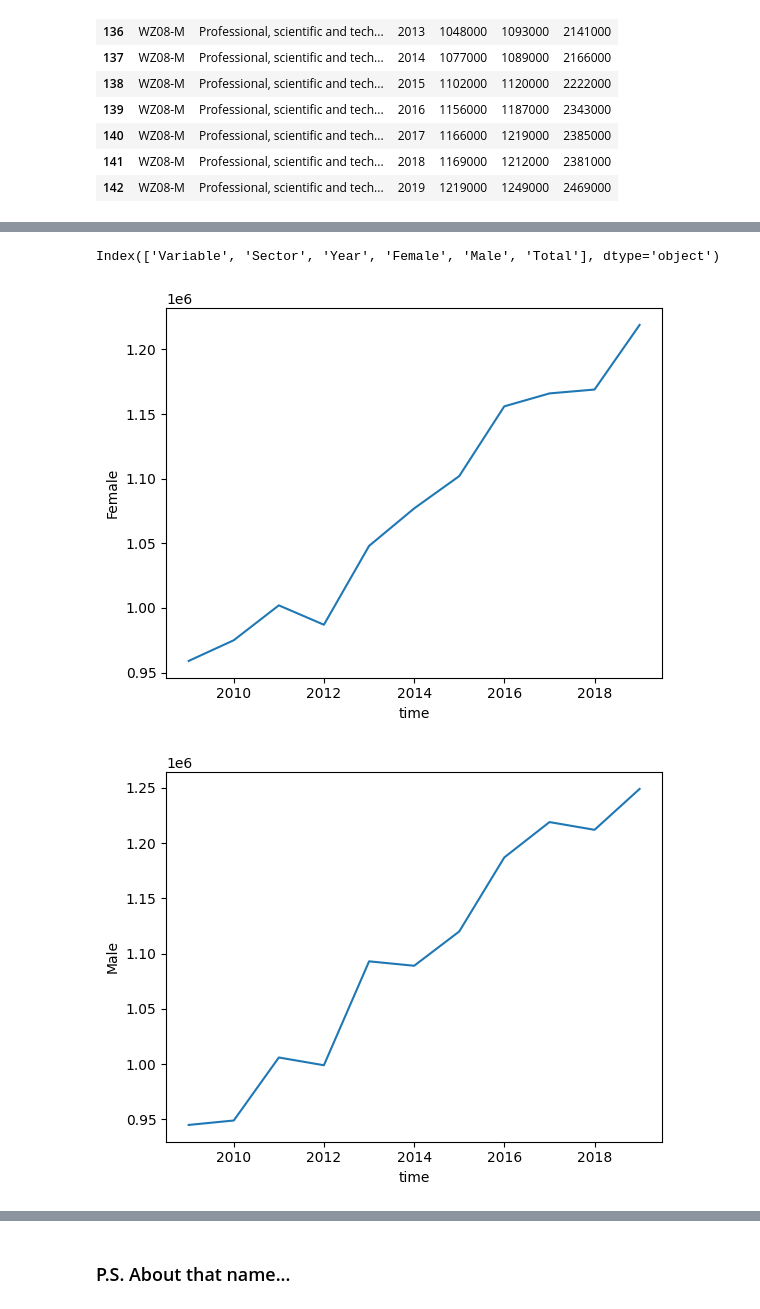
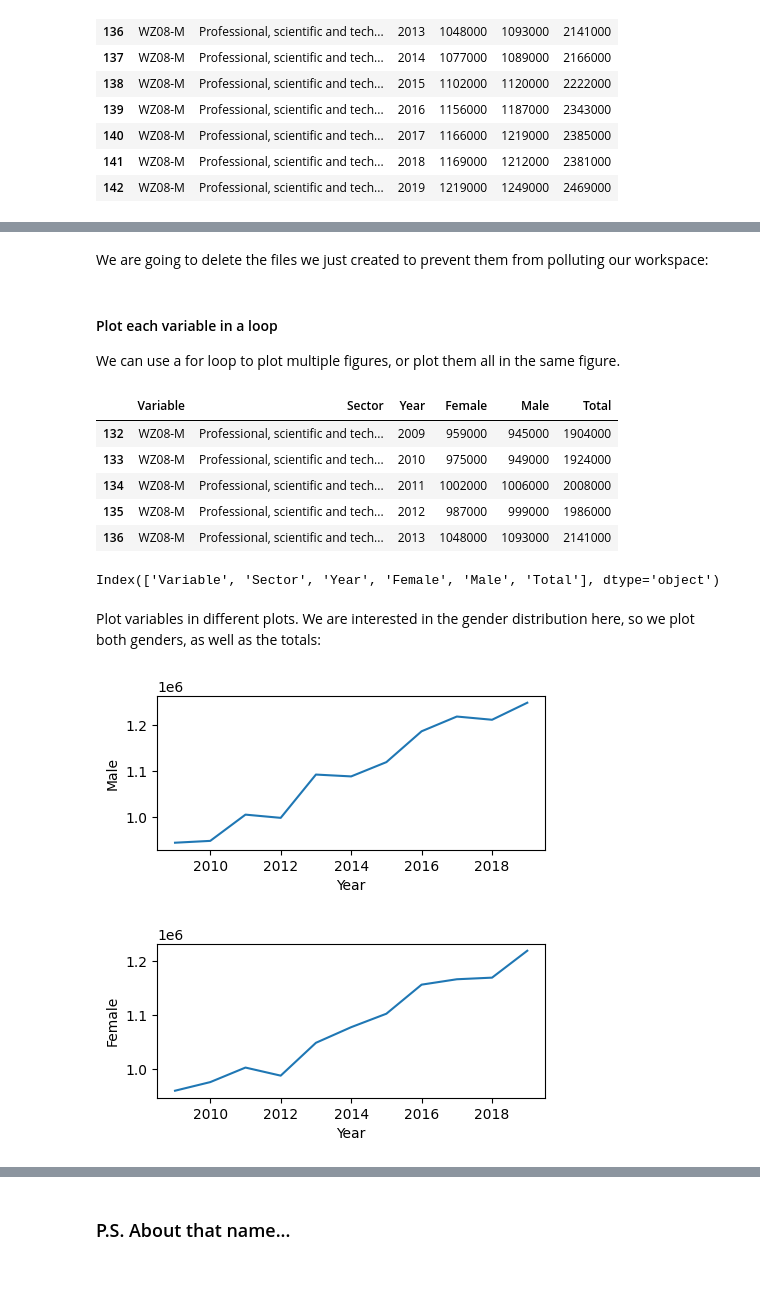
Before and after one commit to bvanelli/python-for-data-analysis, a Jupyter notebook: lessons/lesson05.ipynb, the cells around one changed output, grey strips where cells are left out. Saved outputs shown, nothing was run; the diff lists cells and outputs as text; code cells hidden in the pictures; blank space fills up the shorter version.

```diff
--- a/lessons/lesson05.ipynb
+++ b/lessons/lesson05.ipynb
@@ -677,5 +809,7 @@ import matplotlib.pyplot as plt
+# %%
+input_file = pathlib.Path("../data/employment-12211-9008_en.csv")
 # %%
-data1 = pd.read_csv("../data/employment-12211-9008_en.csv", index_col=None, header=0)
+data1 = pd.read_csv(input_file, index_col=None, header=0)
 # %%
 data1.head()
 # %% [output]
@@ -878,0 +1009,2 @@ scope.head()
+# %% [markdown]
+We are going to delete the files we just created to prevent them from polluting our workspace:
@@ -879,16 +1013,28 @@ scope.head()
+# %% [markdown]
+#### Plot each variable in a loop
+
+We can use a for loop to plot multiple figures, or plot them all in the same figure.
+# %%
+scope.head()
+# %% [output]
+|  | Variable | Sector | Year | Female | Male | Total |
+| 132 | WZ08-M | Professional, scientific and tech... | 2009 | 959000 | 945000 | 1904000 |
+| 133 | WZ08-M | Professional, scientific and tech... | 2010 | 975000 | 949000 | 1924000 |
+| 134 | WZ08-M | Professional, scientific and tech... | 2011 | 1002000 | 1006000 | 2008000 |
+| 135 | WZ08-M | Professional, scientific and tech... | 2012 | 987000 | 999000 | 1986000 |
+| 136 | WZ08-M | Professional, scientific and tech... | 2013 | 1048000 | 1093000 | 2141000 |
 # %%
 scope.columns
 # %% [output]
 Index(['Variable', 'Sector', 'Year', 'Female', 'Male', 'Total'], dtype='object')
+# %% [markdown]
+Plot variables in different plots. We are interested in the gender distribution here, so we plot both genders, as well as the totals:
 # %%
-# Plot variables in different plots. We are interested in the Gender distribution here
-for col in scope.columns:
-    if col in ("Male", "Female", "Total"):
-        fig = plt.figure()
-        plt.plot(time, scope[col])
-        plt.xlabel("time")
-        plt.ylabel(col)
-        fig.savefig(f"number_of_jobs_in_technical_activities_{col.lower()}.png")
+for col in ("Male", "Female", "Total"):
+    fig = plt.figure(figsize=(5, 2))
+    plt.plot(scope["Year"], scope[col])
+    plt.xlabel("Year")
+    plt.ylabel(col)
 # %% [output]
-[figure, old version]
+[figure, new version]
-[figure, old version]
+[figure, new version]
```
Also changed, not shown: parts of 229 cells of this notebook.
